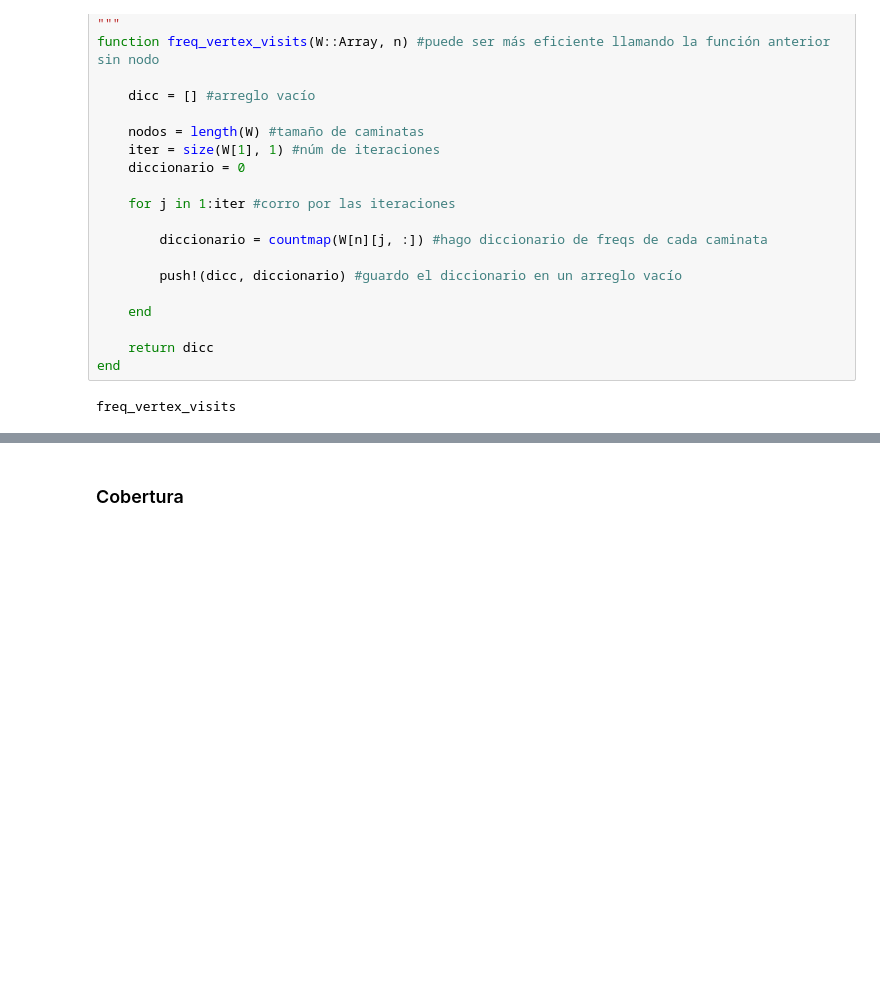
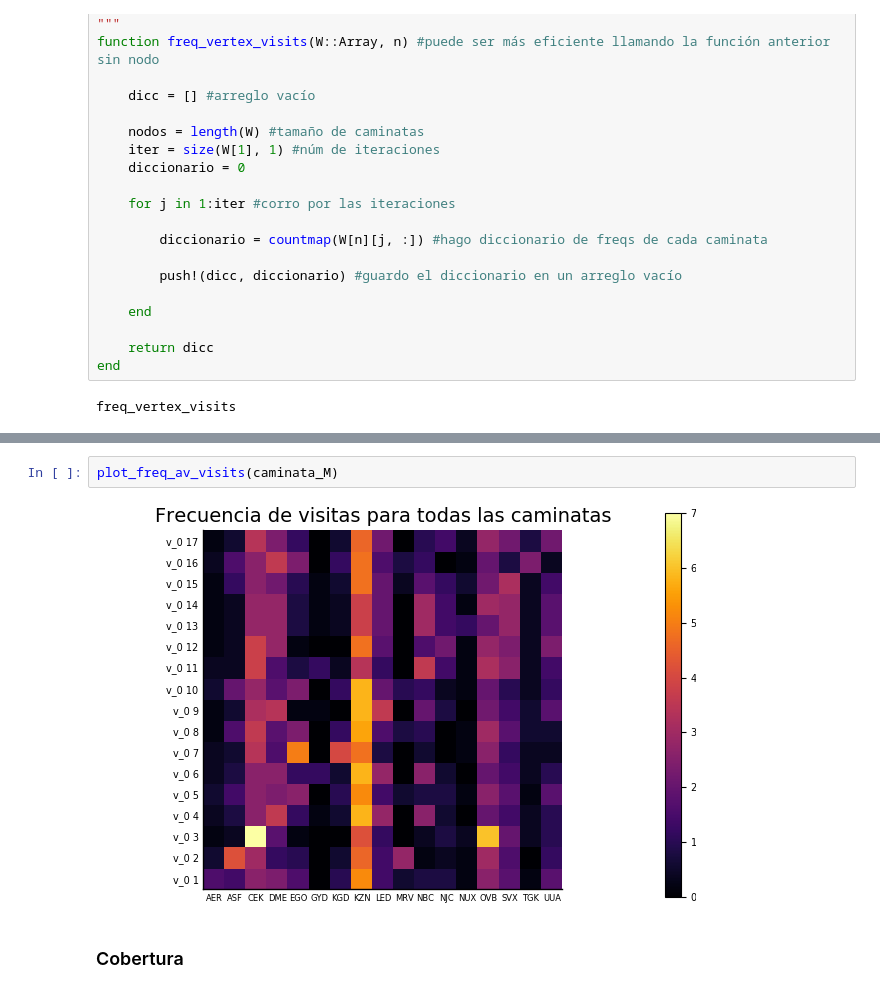
Before and after one commit to Yuriyama/Proyecto_aerolineas, a Jupyter notebook: Code/2B.ipynb, the cells around one changed output, grey strips where cells are left out. Cells and saved outputs as stored; diff of their text form; blank space fills up the shorter version.

```diff
--- a/Code/2B.ipynb
+++ b/Code/2B.ipynb
@@ -1014,6 +1044,10 @@ function plot_freq_av_visits(W::Array)
 end
 # %% [output]
 plot_freq_av_visits
+# %%
+plot_freq_av_visits(caminata_M)
+# %% [output]
+[figure, added]
 # %% [markdown]
 ### Cobertura
 # %%
```
Also changed, not shown: parts of 30 cells of this notebook.
